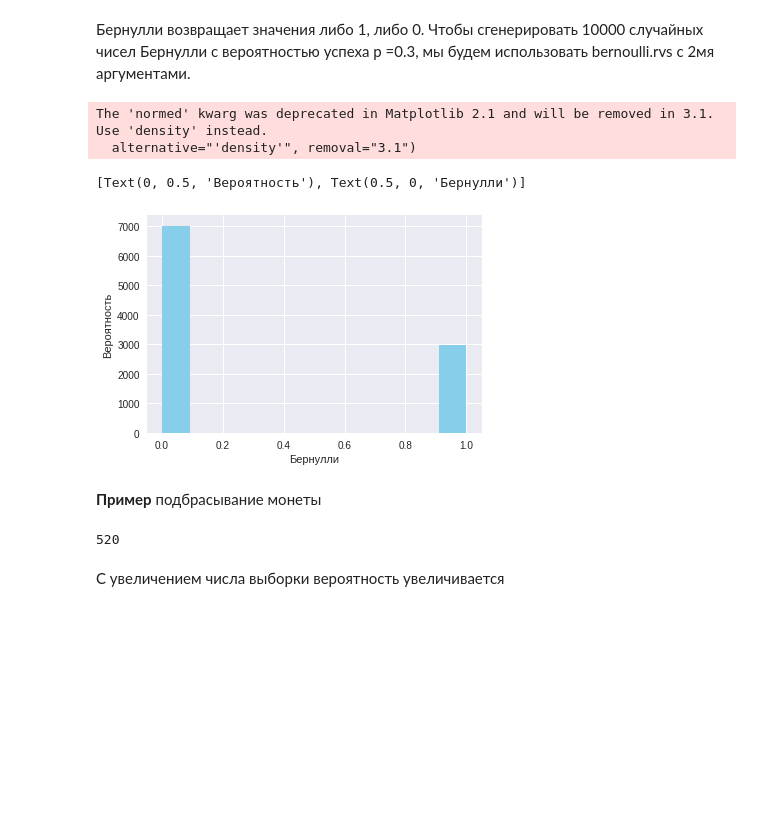
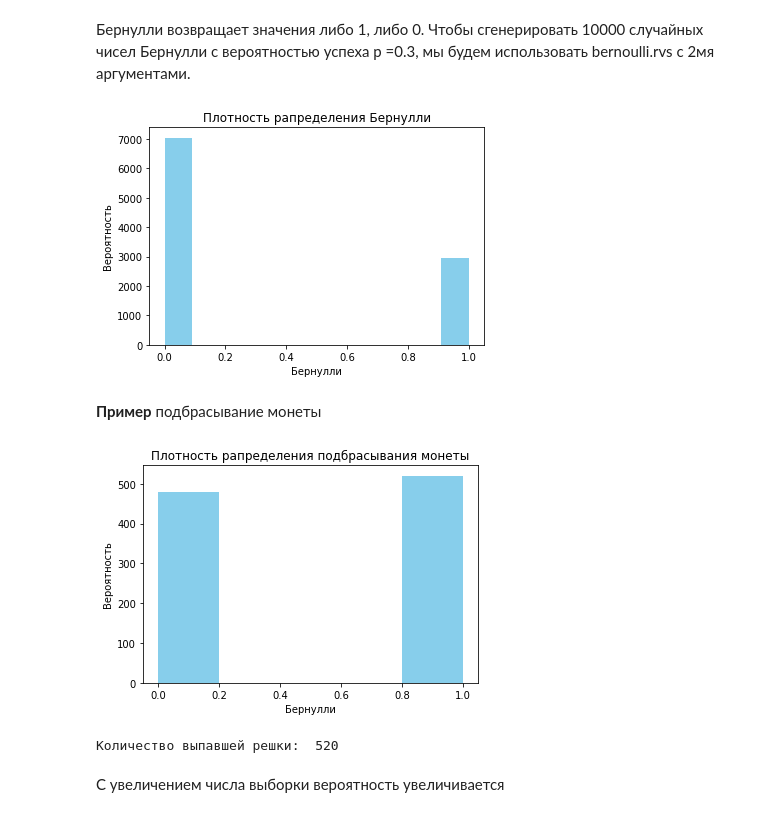
Before and after one commit to SIzrantsev/netology_statistics, a Jupyter notebook: lecture_2.ipynb, the cells around one changed output. Saved outputs shown, nothing was run; the diff lists cells and outputs as text; code cells hidden in the pictures; blank space fills up the shorter version.

```diff
--- a/lecture_2.ipynb
+++ b/lecture_2.ipynb
@@ -521,27 +548,34 @@ mean, var, skew, kurt = stats.bernoulli.stats(p, moments='mvsk')
 # %%
 # import seaborn
 import seaborn as sns
 data_bern = stats.bernoulli.rvs(size=10000,p=0.3)
 ax= sns.distplot(data_bern,
                  kde=False,
                  color="skyblue",
                  hist_kws={"linewidth": 15,'alpha':1})
 ax.set(xlabel='Бернулли', ylabel='Вероятность')
+plt.title('Плотность рапределения Бернулли')
+plt.show()
 # %% [output]
-The 'normed' kwarg was deprecated in Matplotlib 2.1 and will be removed in 3.1. Use 'density' instead.
-  alternative="'density'", removal="3.1")
-[Text(0, 0.5, 'Вероятность'), Text(0.5, 0, 'Бернулли')]
-[figure, old version]
+[figure, new version]
 # %% [markdown]
 **Пример** подбрасывание монеты
 # %%
 rng = np.random.RandomState(123)
 
 coin_flips = rng.randint(0, 2, size=1000)
+ax= sns.distplot(coin_flips,
+                 kde=False,
+                 color="skyblue",
+                 hist_kws={"linewidth": 15,'alpha':1})
+ax.set(xlabel='Бернулли', ylabel='Вероятность')
+plt.title('Плотность рапределения подбрасывания монеты')
+plt.show()
 heads = np.sum(coin_flips)
-heads
+print('Количество выпавшей решки: ',heads)
 # %% [output]
+[figure, added]
-520
+Количество выпавшей решки:  520
 # %% [markdown]
 С увеличением числа выборки вероятность увеличивается
 # %%
```
Also changed, not shown: parts of 39 cells of this notebook.
